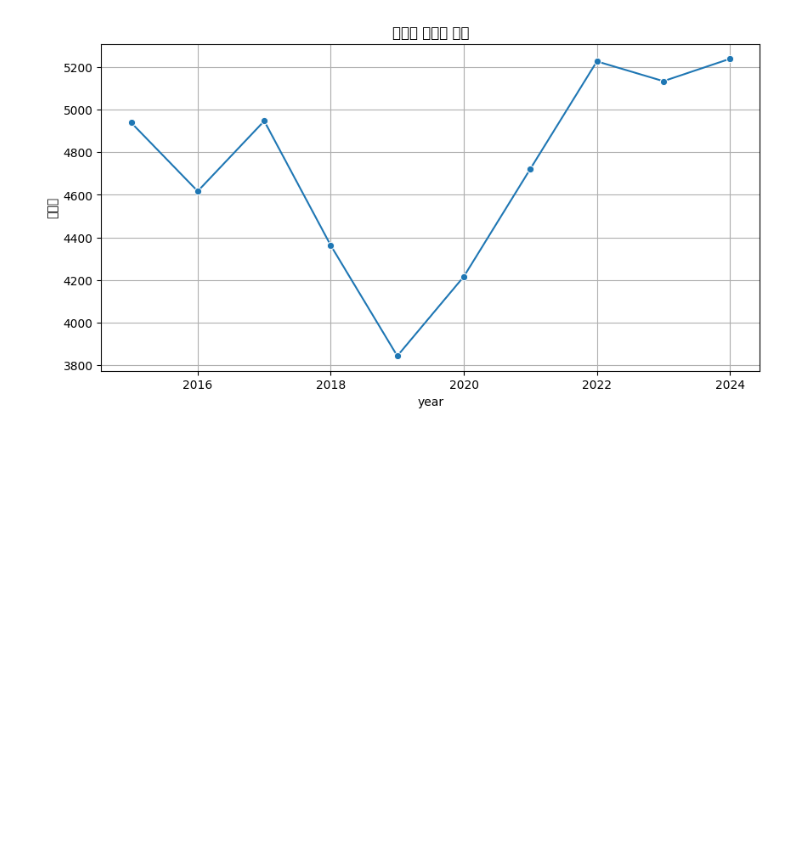
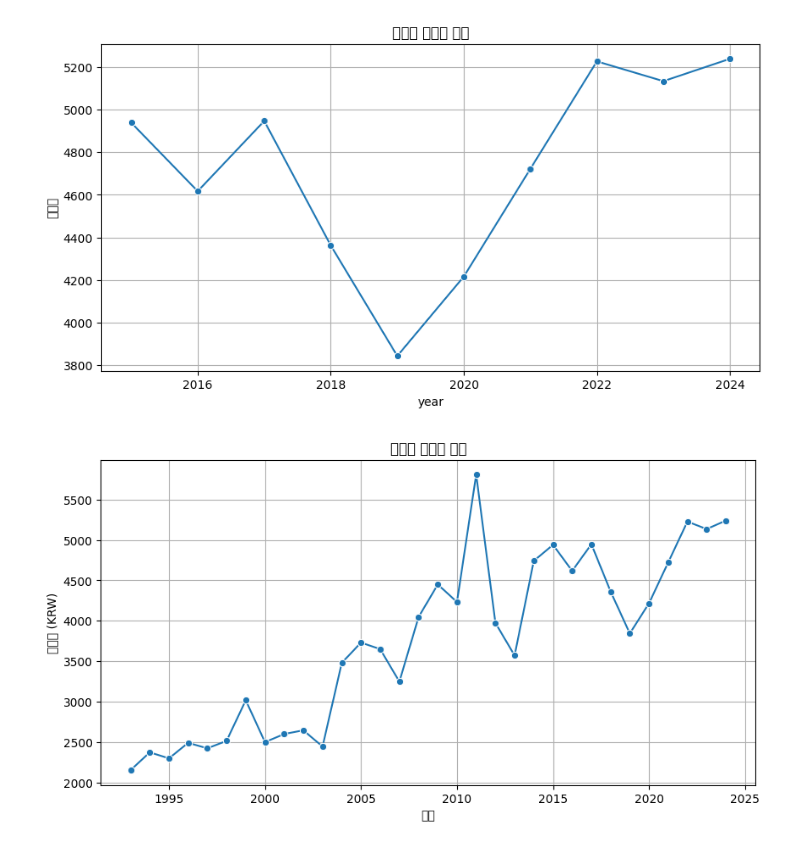
Before and after one commit to leesh0806/pig-management, a Jupyter notebook: src/pig_feed_cost_analysis.ipynb, the cells around one changed output. Cells and saved outputs as stored; diff of their text form; code cells hidden in the pictures; blank space fills up the shorter version.

```diff
--- a/src/pig_feed_cost_analysis.ipynb
+++ b/src/pig_feed_cost_analysis.ipynb
@@ -238,3 +238,42 @@ plt.grid(True)
 plt.show()
 # %% [output]
 [figure]
+# %%
+import pandas as pd
+import matplotlib.pyplot as plt
+import seaborn as sns
+import pymysql  # 또는 psycopg2 for PostgreSQL
+
+# RDS 접속 정보 (예시)
+host = 'database-1.cba44miw26by.ap-northeast-2.rds.amazonaws.com'
+port = 3306
+user = 'psy'
+password = '0000'
+database = 'pig'
+
+# 연결
+conn = pymysql.connect(
+    host=host,
+    port=port,
+    user=user,
+    password=password,
+    database=database,
+    charset='utf8mb4'
+)
+
+# SQL 쿼리 실행
+query = "SELECT * FROM slaughter_prices"
+df = pd.read_sql(query, conn)
+
+# 연결 종료
+conn.close()
+# %%
+plt.figure(figsize=(10, 5))
+sns.lineplot(data=df, x='연도', y='도축가', marker='o')
+plt.title("연도별 도축가 변화")
+plt.ylabel("도축가 (KRW)")
+plt.xlabel("연도")
+plt.grid(True)
+plt.show()
+# %% [output]
+[figure, added]
```
Also changed, not shown: 3 other files.
